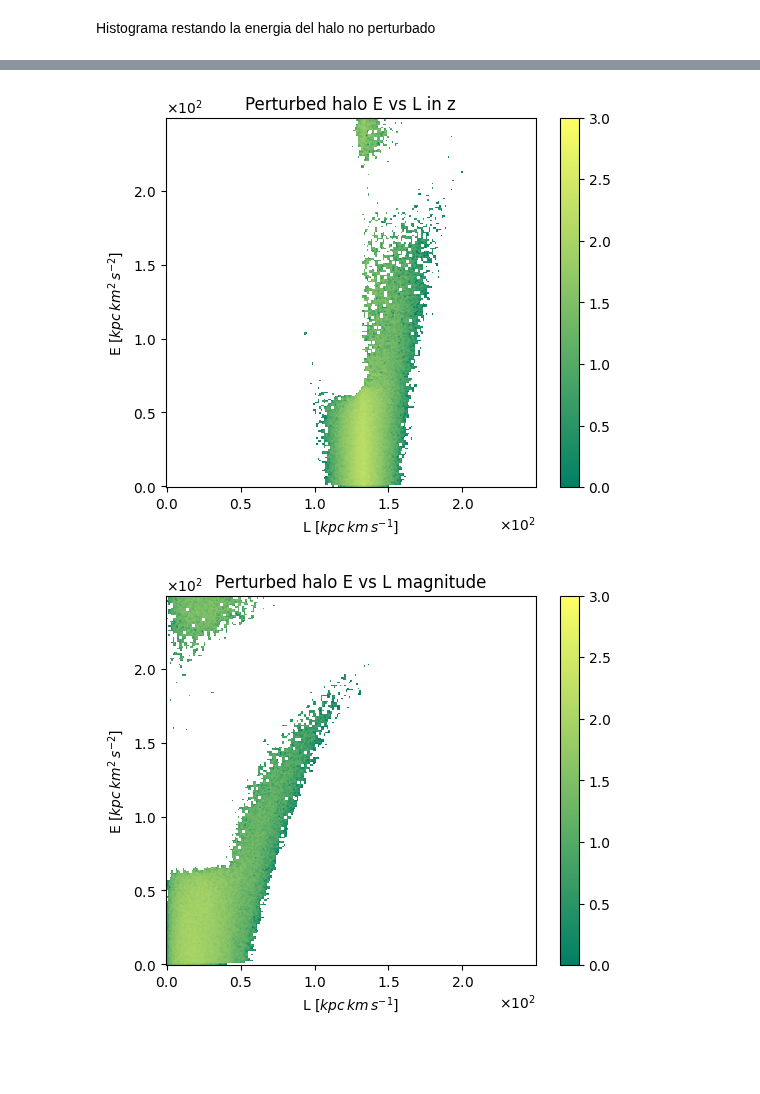
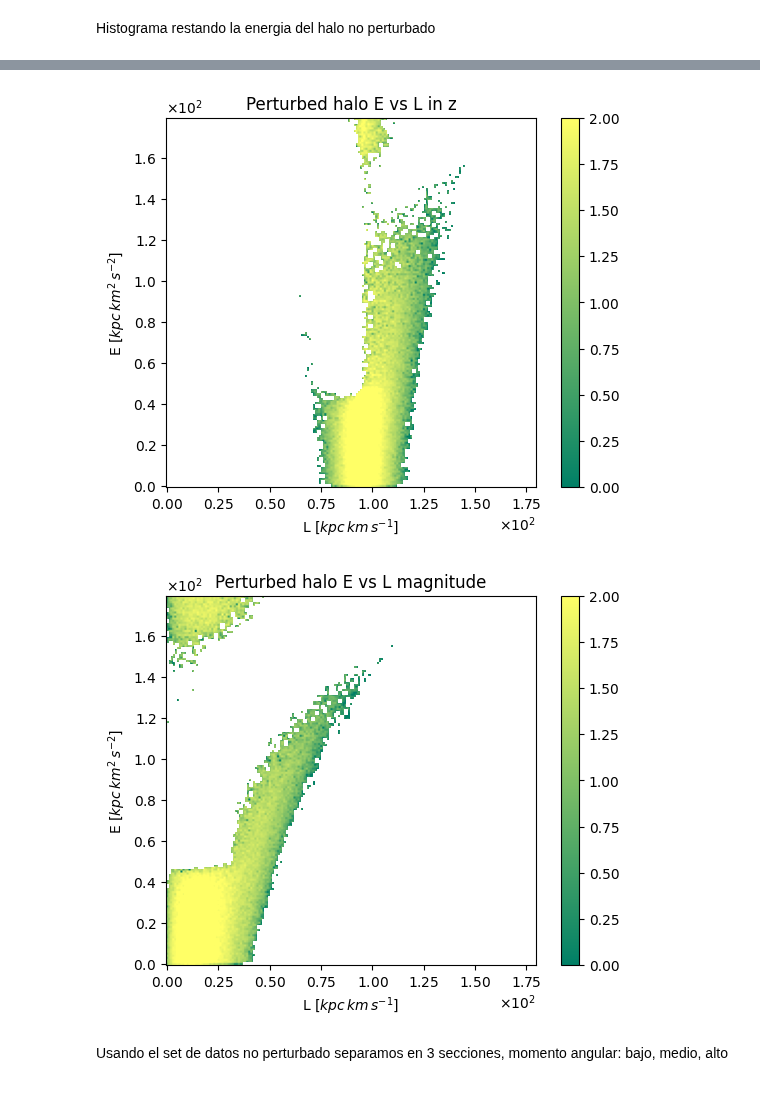
Before and after one commit to tonalidae/wakefinder, a Jupyter notebook: src/halo_energy.ipynb, the cells around one changed output, grey strips where cells are left out. Cells and saved outputs as stored; diff of their text form; code cells hidden in the pictures; blank space fills up the shorter version.

```diff
--- a/src/halo_energy.ipynb
+++ b/src/halo_energy.ipynb
@@ -129,15 +128,15 @@ Histograma restando la energia del halo no perturbado
 # energy_division = (E_mw_lmc/E_mw) - 1
 
 
-energy_mw_lx = np.histogram2d(Lx1, E_mw, bins=250)
-energy_mw_ly = np.histogram2d(Ly1, E_mw, bins=250)
-energy_mw_lz = np.histogram2d(Lz1, E_mw, bins=250)
-energy_mw_lmag = np.histogram2d(L_mag_mw, E_mw, bins=250)
+energy_mw_lx = np.histogram2d(Lx1, E_mw, bins=180)
+energy_mw_ly = np.histogram2d(Ly1, E_mw, bins=180)
+energy_mw_lz = np.histogram2d(Lz1, E_mw, bins=180)
+energy_mw_lmag = np.histogram2d(L_mag_mw, E_mw, bins=180)
 
-energy_lmc_lx = np.histogram2d(Lx2, E_mw_lmc, bins=250)
-energy_lmc_ly = np.histogram2d(Ly2, E_mw_lmc, bins=250)
-energy_lmc_lz = np.histogram2d(Lz2, E_mw_lmc, bins=250)
-energy_lmc_lmag = np.histogram2d(L_mag_mw_lmc, E_mw_lmc, bins=250)
+energy_lmc_lx = np.histogram2d(Lx2, E_mw_lmc, bins=180)
+energy_lmc_ly = np.histogram2d(Ly2, E_mw_lmc, bins=180)
+energy_lmc_lz = np.histogram2d(Lz2, E_mw_lmc, bins=180)
+energy_lmc_lmag = np.histogram2d(L_mag_mw_lmc, E_mw_lmc, bins=180)
 
 
 energy_x = (energy_mw_lx[0] - energy_lmc_lx[0]) - 1
@@ -148,7 +147,7 @@ energy_mag = (energy_mw_lmag[0] - energy_lmc_lmag[0]) - 1
 
 def hist_division_plt(E, filename, title):
     fig, ax = plt.subplots(1, 1)
-    im = ax.imshow(np.log10(E.T), cmap='summer', origin='lower', vmin = 0, vmax = 3)
+    im = ax.imshow(np.log10(E.T), cmap='summer', origin='lower', vmin = 0, vmax = 2)
     ax.ticklabel_format( axis='both', style='sci', scilimits=(0,0), useMathText=True)
     ax.set_xlabel(r'L [$kpc \, km \, s^{-1}$]')
     ax.title.set_text(title)
@@ -169,2 +168,4 @@ hist_division_plt(energy_mag, './../media/imgs/hist/E_Lmag_div.jpg', 'Perturbed
-[figure, old version]
+[figure, new version]
-[figure, old version]
+[figure, new version]
+# %% [markdown]
+<p> Usando el set de datos no perturbado separamos en 3 secciones, momento angular: bajo, medio, alto<p>
```
Also changed, not shown: parts of 3 cells of this notebook, 13 other files.
